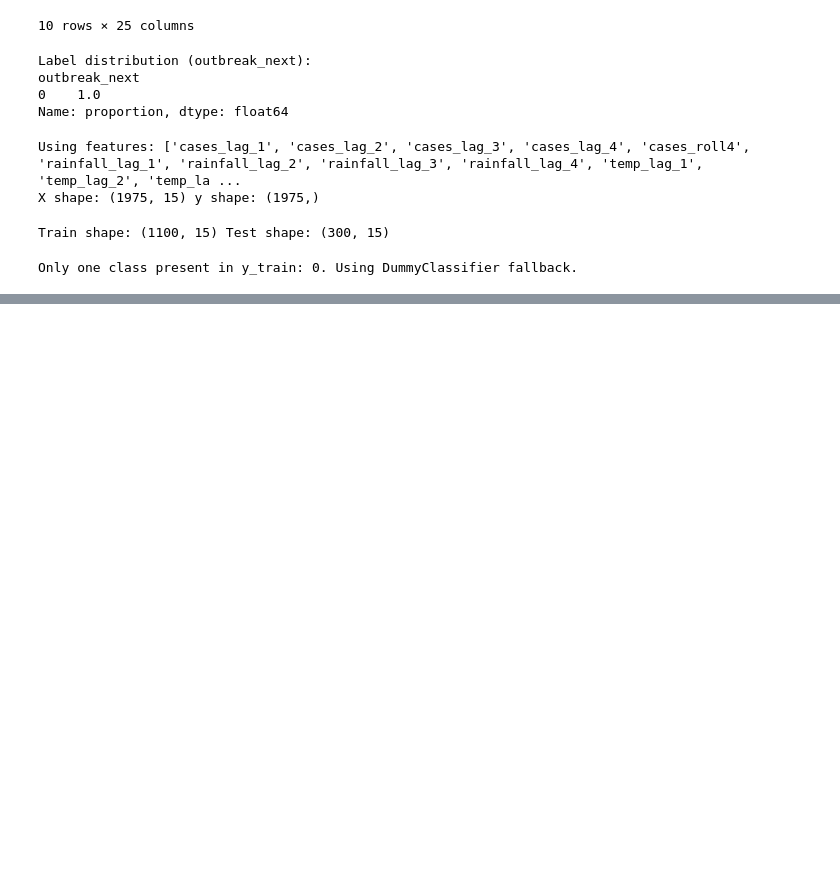
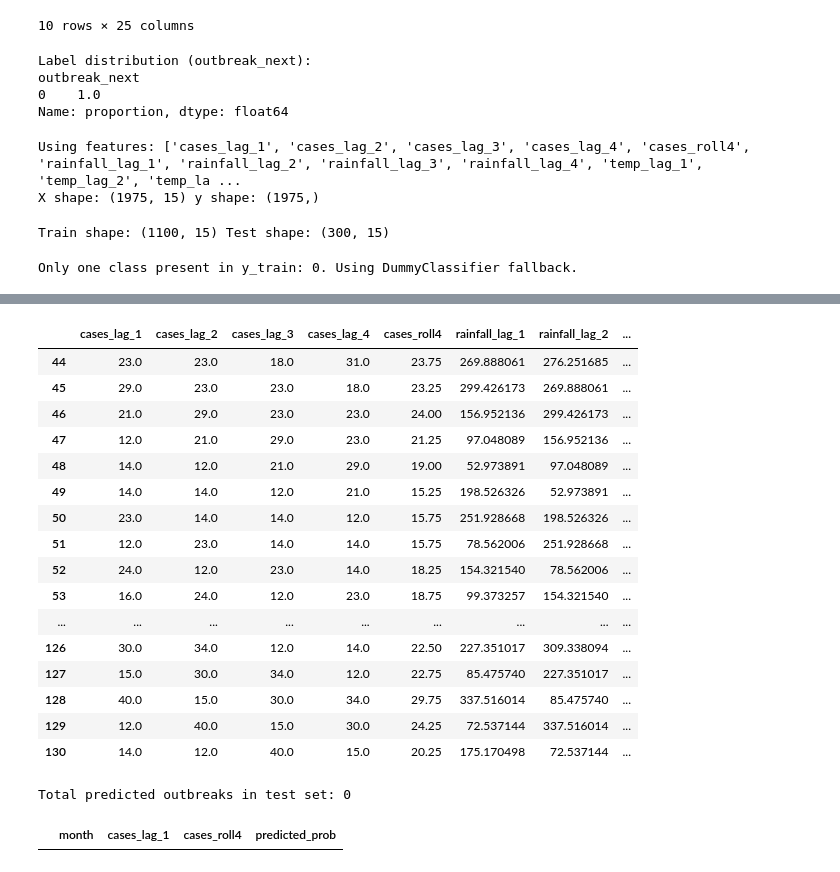
Before and after one commit to ABINAN2011/ML_assignment, a Jupyter notebook: main.ipynb, the cells around one changed output, grey strips where cells are left out. Cells and saved outputs as stored; diff of their text form; code cells hidden in the pictures; blank space fills up the shorter version.

```diff
--- a/main.ipynb
+++ b/main.ipynb
@@ -365,0 +388,29 @@ weighted avg       1.00      1.00      1.00       300
+# %%
+# Show first 20 predictions
+predictions_df.head(20)
+# %% [output]
+|  | cases_lag_1 | cases_lag_2 | cases_lag_3 | cases_lag_4 | cases_roll4 | rainfall_lag_1 | rainfall_lag_2 | ... |
+| 44 | 23.0 | 23.0 | 18.0 | 31.0 | 23.75 | 269.888061 | 276.251685 | ... |
+| 45 | 29.0 | 23.0 | 23.0 | 18.0 | 23.25 | 299.426173 | 269.888061 | ... |
+| 46 | 21.0 | 29.0 | 23.0 | 23.0 | 24.00 | 156.952136 | 299.426173 | ... |
+| 47 | 12.0 | 21.0 | 29.0 | 23.0 | 21.25 | 97.048089 | 156.952136 | ... |
+| 48 | 14.0 | 12.0 | 21.0 | 29.0 | 19.00 | 52.973891 | 97.048089 | ... |
+| 49 | 14.0 | 14.0 | 12.0 | 21.0 | 15.25 | 198.526326 | 52.973891 | ... |
+| 50 | 23.0 | 14.0 | 14.0 | 12.0 | 15.75 | 251.928668 | 198.526326 | ... |
+| 51 | 12.0 | 23.0 | 14.0 | 14.0 | 15.75 | 78.562006 | 251.928668 | ... |
+| 52 | 24.0 | 12.0 | 23.0 | 14.0 | 18.25 | 154.321540 | 78.562006 | ... |
+| 53 | 16.0 | 24.0 | 12.0 | 23.0 | 18.75 | 99.373257 | 154.321540 | ... |
+| ... | ... | ... | ... | ... | ... | ... | ... | ... |
+| 126 | 30.0 | 34.0 | 12.0 | 14.0 | 22.50 | 227.351017 | 309.338094 | ... |
+| 127 | 15.0 | 30.0 | 34.0 | 12.0 | 22.75 | 85.475740 | 227.351017 | ... |
+| 128 | 40.0 | 15.0 | 30.0 | 34.0 | 29.75 | 337.516014 | 85.475740 | ... |
+| 129 | 12.0 | 40.0 | 15.0 | 30.0 | 24.25 | 72.537144 | 337.516014 | ... |
+| 130 | 14.0 | 12.0 | 40.0 | 15.0 | 20.25 | 175.170498 | 72.537144 | ... |
+# %%
+# 13️⃣ Show only predicted outbreaks
+predicted_outbreaks = predictions_df[predictions_df['predicted_outbreak'] == 1]
+print(f"Total predicted outbreaks in test set: {len(predicted_outbreaks)}")
+predicted_outbreaks[['month','cases_lag_1','cases_roll4','predicted_prob']]
+# %% [output]
+Total predicted outbreaks in test set: 0
+|  | month | cases_lag_1 | cases_roll4 | predicted_prob |
```
Also changed, not shown: parts of 6 cells of this notebook.
